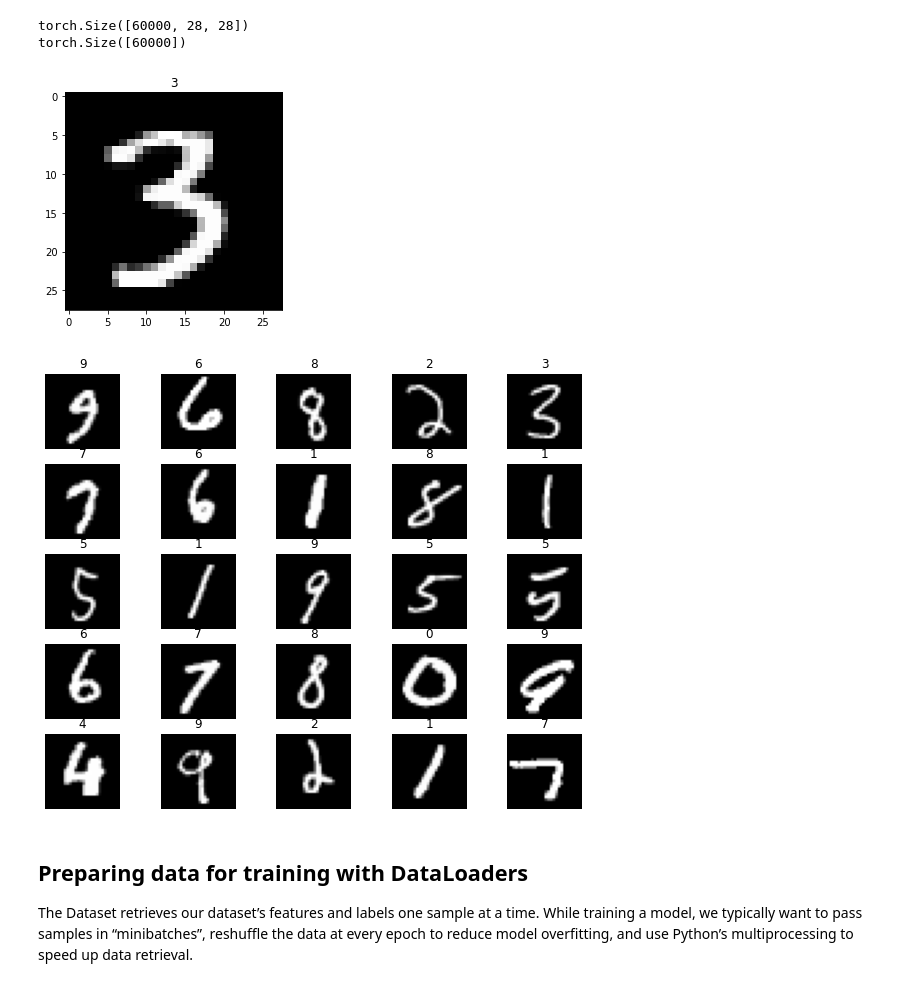
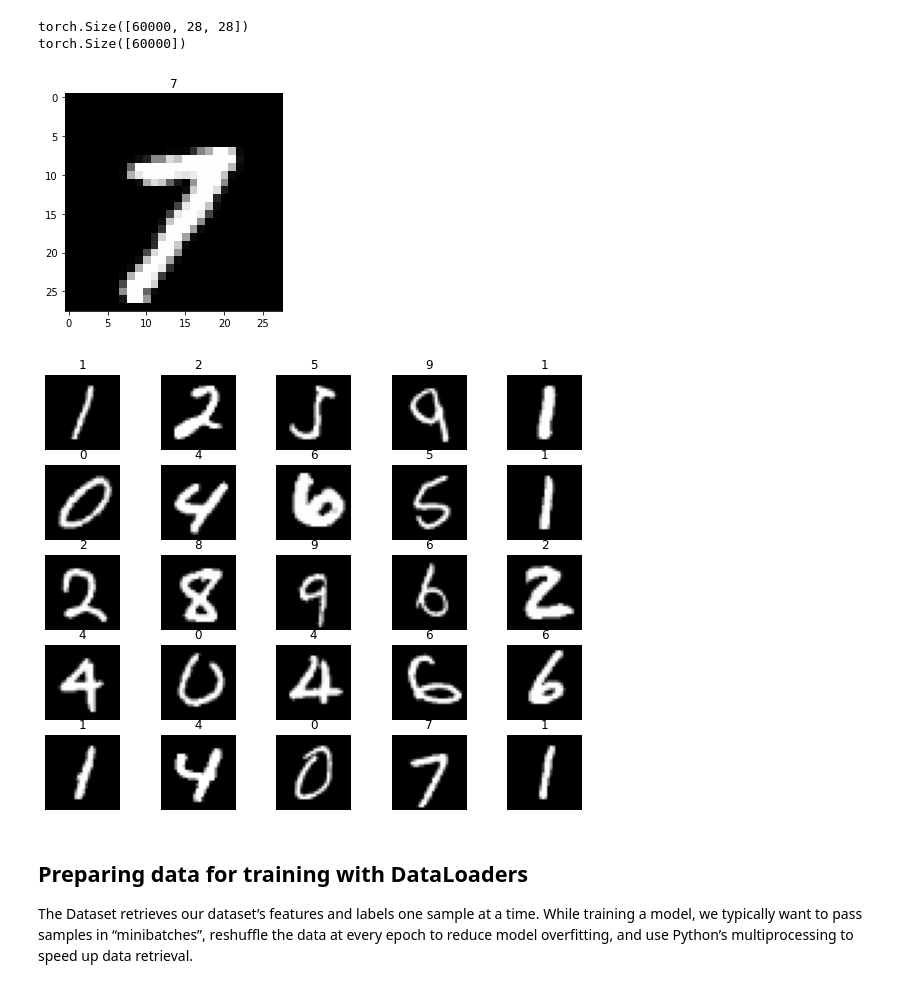
Before and after one commit to liamburrows/CMIT_Lectures_2023, a Jupyter notebook: lec1_2023.ipynb, the cells around one changed output. Drawn from its saved outputs; the diff is of its cells as text; code cells hidden in the pictures.

```diff
--- a/lec1_2023.ipynb
+++ b/lec1_2023.ipynb
@@ -152,13 +152,13 @@ torch.Size([60000])
 # %%
 #Visualisation
 # Plot one train data
 import matplotlib.pyplot as plt
-i=10000
+i=40000
 plt.imshow(train_data.data[i], cmap='gray')
 plt.title('%i' % train_data.targets[i])
 plt.show()
 # %% [output]
-[figure, old version]
+[figure, new version]
 # %%
 #Plot multiple
 figure = plt.figure(figsize=(10, 8))
@@ -172,7 +172,7 @@ for i in range(1, cols * rows + 1):
     plt.imshow(img.squeeze(), cmap="gray")
 plt.show()
 # %% [output]
-[figure, old version]
+[figure, new version]
 # %% [markdown]
 ## Preparing data for training with DataLoaders
 
```
Also changed, not shown: parts of 10 cells of this notebook.
